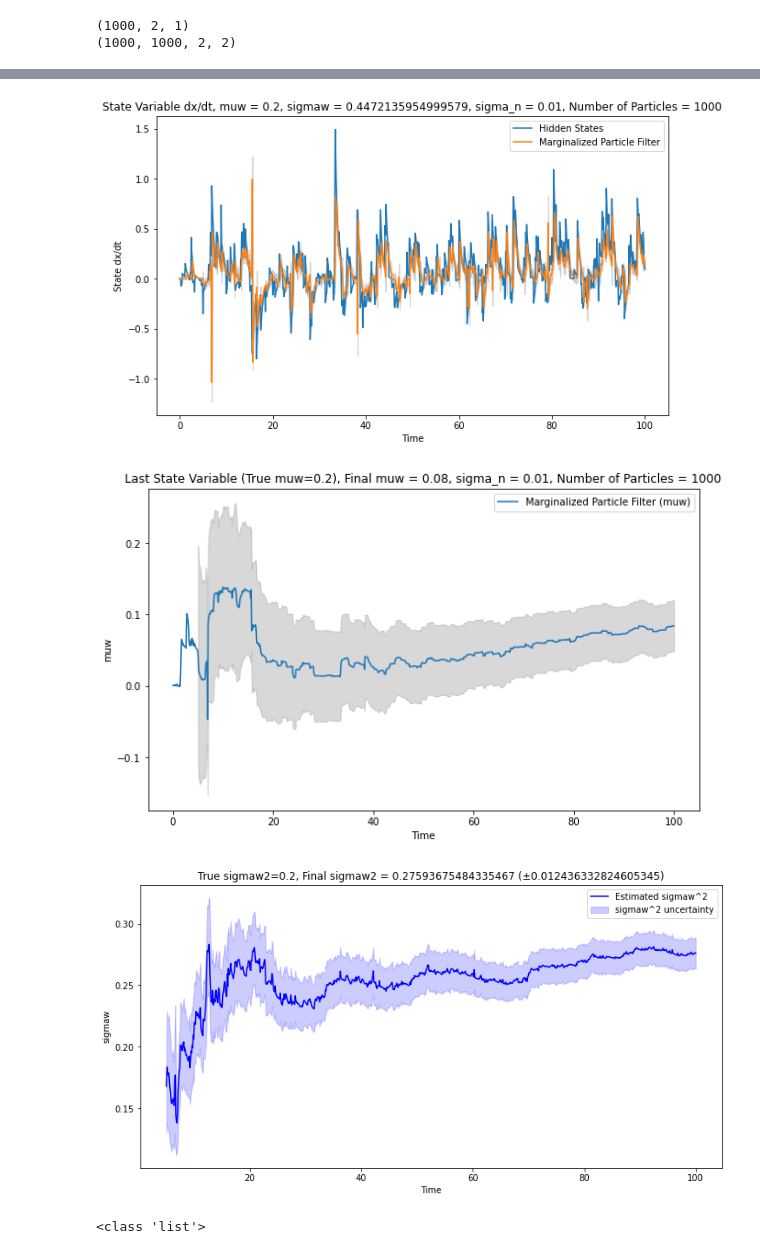
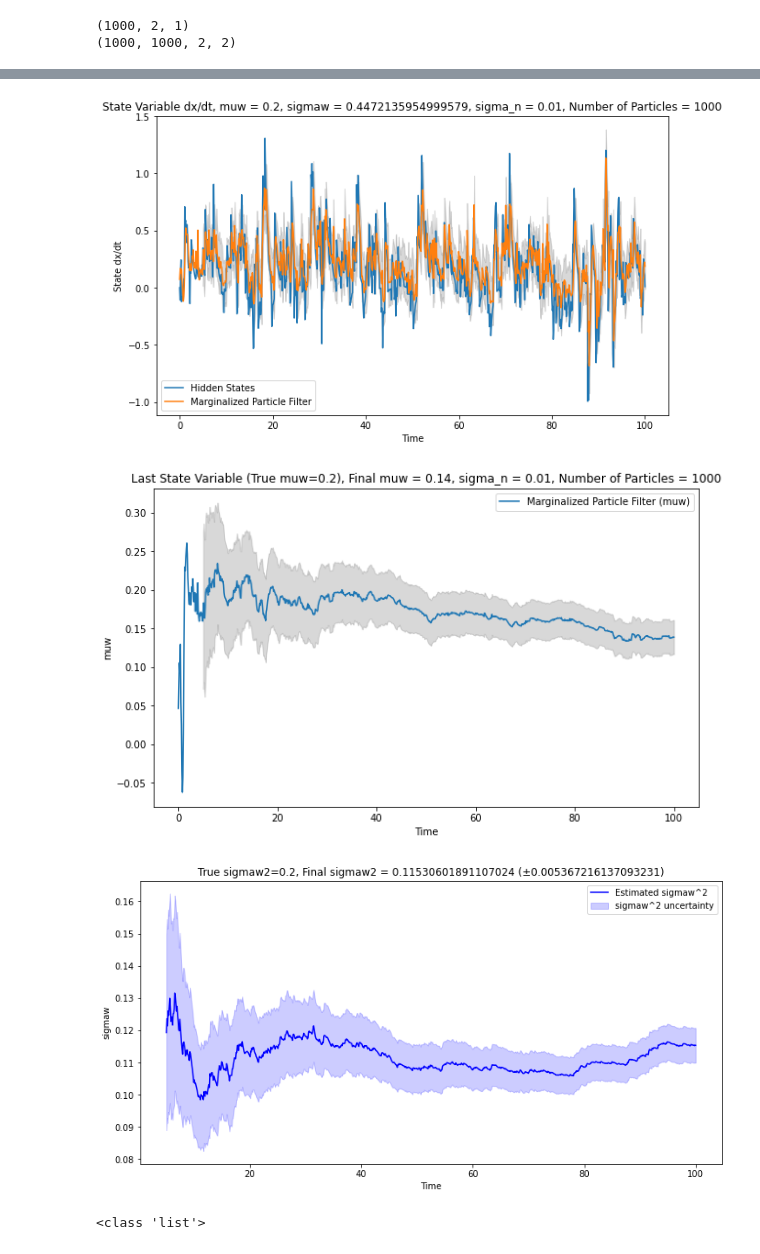
Before and after one commit to zhl24/IIB_Codes, a Jupyter notebook: improved_algorithm_testing.ipynb, the cells around one changed output, grey strips where cells are left out. Drawn from its saved outputs; the diff is of its cells as text; code cells hidden in the pictures.

```diff
--- a/improved_algorithm_testing.ipynb
+++ b/improved_algorithm_testing.ipynb
@@ -767,8 +767,8 @@ accumulated_Fs = np.zeros(num_particles)
 
 #Simulation Parameters
 theta = -2. #The main control parameter for the Lagevin system
-beta = 5.
-C = 10.
+beta = 2.
+C = 5.
 T = 100
 
 
@@ -857,7 +857,7 @@ alphas = []
 betas = []
 
 ### From here we pregenerate the proposals for particle filter
-mean_proposals,cov_proposals =  parallel_particle_transition_function(beta,C,T,N,num_particles,A,h,c=100)  #The dimensions are (num_particles,N,2,1) and (num_particles,N,2,2)
+mean_proposals,cov_proposals =  parallel_particle_transition_function(beta,C,T,N,num_particles,A,h,c=10)  #The dimensions are (num_particles,N,2,1) and (num_particles,N,2,2)
 
 
 for i in tqdm(range(len(evaluation_points)),desc = "Processing"): #i is the time index we want for N
@@ -1000,6 +1000,6 @@ plt.show()
-[figure, old version]
+[figure, new version]
-[figure, old version]
+[figure, new version]
-[figure, old version]
+[figure, new version]
 # %%
 print(type(previous_X_uncertaintys))
 # %% [output]
```
Also changed, not shown: parts of 4 cells of this notebook, 6 other files.
